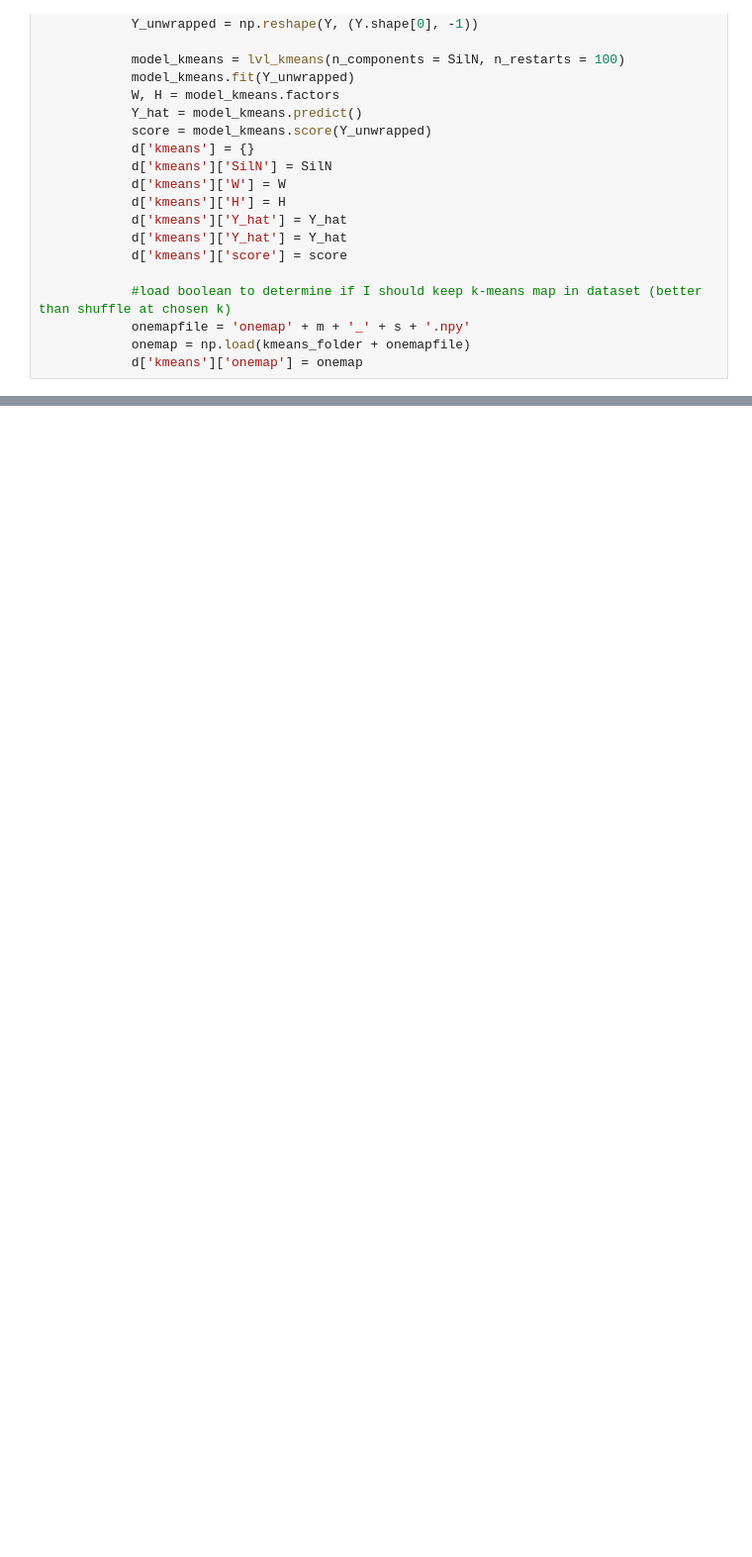
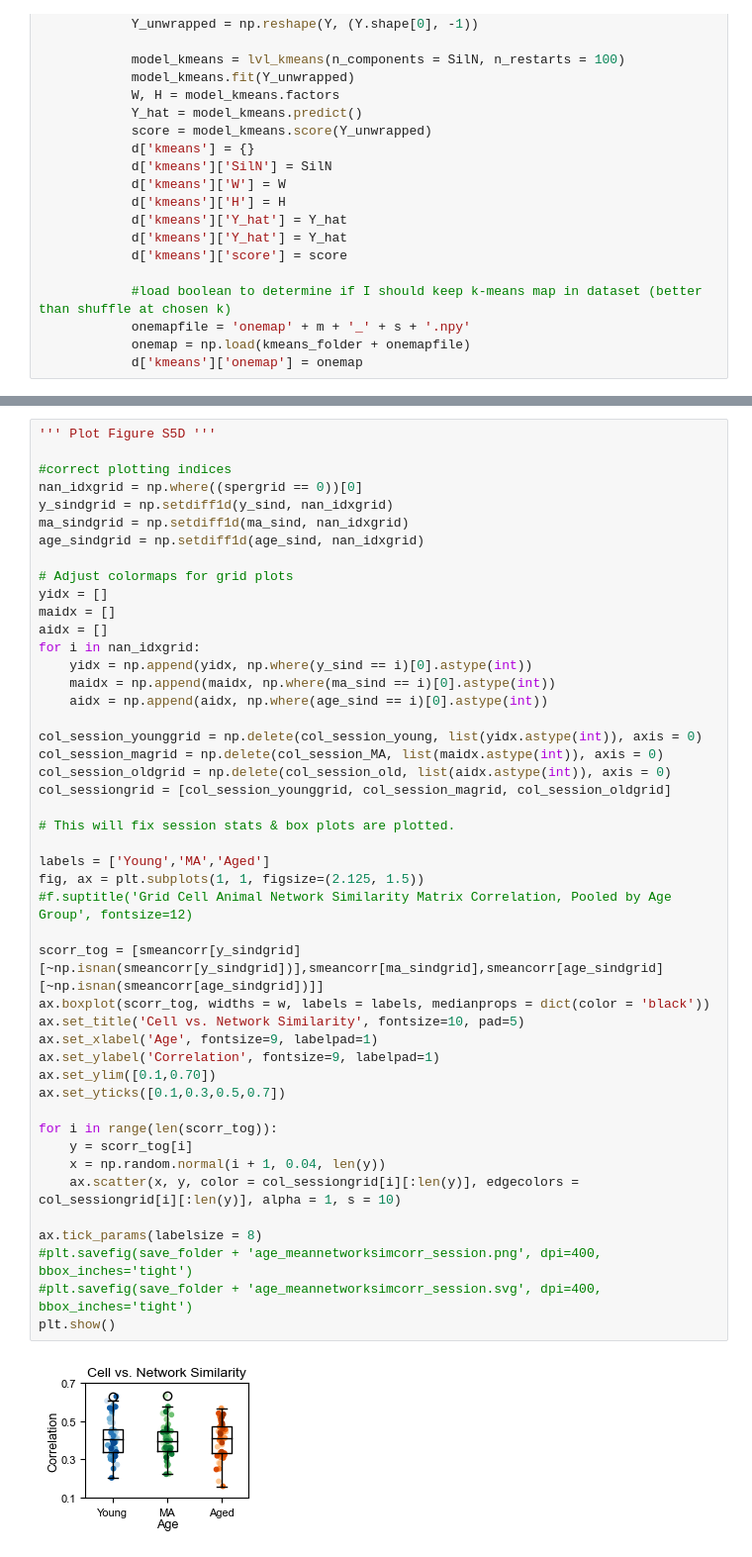
Before and after one commit to GiocomoLab/Herber2024, a Jupyter notebook: Figure S5.ipynb, the cells around one changed output, grey strips where cells are left out. Shown at 99% size. Cells and saved outputs as stored; diff of their text form; blank space fills up the shorter version.

```diff
--- a/Figure S5.ipynb
+++ b/Figure S5.ipynb
@@ -1912,0 +1983,48 @@ p_grid_sessionyva = 0.27500702517903497
+# %%
+''' Plot Figure S5D '''
+
+#correct plotting indices
+nan_idxgrid = np.where((spergrid == 0))[0]
+y_sindgrid = np.setdiff1d(y_sind, nan_idxgrid)
+ma_sindgrid = np.setdiff1d(ma_sind, nan_idxgrid)
+age_sindgrid = np.setdiff1d(age_sind, nan_idxgrid)
+
+# Adjust colormaps for grid plots
+yidx = []
+maidx = []
+aidx = []
+for i in nan_idxgrid:
+    yidx = np.append(yidx, np.where(y_sind == i)[0].astype(int))
+    maidx = np.append(maidx, np.where(ma_sind == i)[0].astype(int))
+    aidx = np.append(aidx, np.where(age_sind == i)[0].astype(int))
+
+col_session_younggrid = np.delete(col_session_young, list(yidx.astype(int)), axis = 0)
+col_session_magrid = np.delete(col_session_MA, list(maidx.astype(int)), axis = 0)
+col_session_oldgrid = np.delete(col_session_old, list(aidx.astype(int)), axis = 0)
+col_sessiongrid = [col_session_younggrid, col_session_magrid, col_session_oldgrid]
+
+# This will fix session stats & box plots are plotted.
+
+labels = ['Young','MA','Aged']
+fig, ax = plt.subplots(1, 1, figsize=(2.125, 1.5))
+#f.suptitle('Grid Cell Animal Network Similarity Matrix Correlation, Pooled by Age Group', fontsize=12)
+
+scorr_tog = [smeancorr[y_sindgrid][~np.isnan(smeancorr[y_sindgrid])],smeancorr[ma_sindgrid],smeancorr[age_sindgrid][~np.isnan(smeancorr[age_sindgrid])]]
+ax.boxplot(scorr_tog, widths = w, labels = labels, medianprops = dict(color = 'black'))
+ax.set_title('Cell vs. Network Similarity', fontsize=10, pad=5)
+ax.set_xlabel('Age', fontsize=9, labelpad=1)
+ax.set_ylabel('Correlation', fontsize=9, labelpad=1)
+ax.set_ylim([0.1,0.70])
+ax.set_yticks([0.1,0.3,0.5,0.7])
+
+for i in range(len(scorr_tog)):
+    y = scorr_tog[i]
+    x = np.random.normal(i + 1, 0.04, len(y))
+    ax.scatter(x, y, color = col_sessiongrid[i][:len(y)], edgecolors = col_sessiongrid[i][:len(y)], alpha = 1, s = 10)
+
+ax.tick_params(labelsize = 8)
+#plt.savefig(save_folder + 'age_meannetworksimcorr_session.png', dpi=400, bbox_inches='tight')
+#plt.savefig(save_folder + 'age_meannetworksimcorr_session.svg', dpi=400, bbox_inches='tight')
+plt.show()
+# %% [output]
+[figure, added]
```
Also changed, not shown: parts of 95 cells of this notebook.
